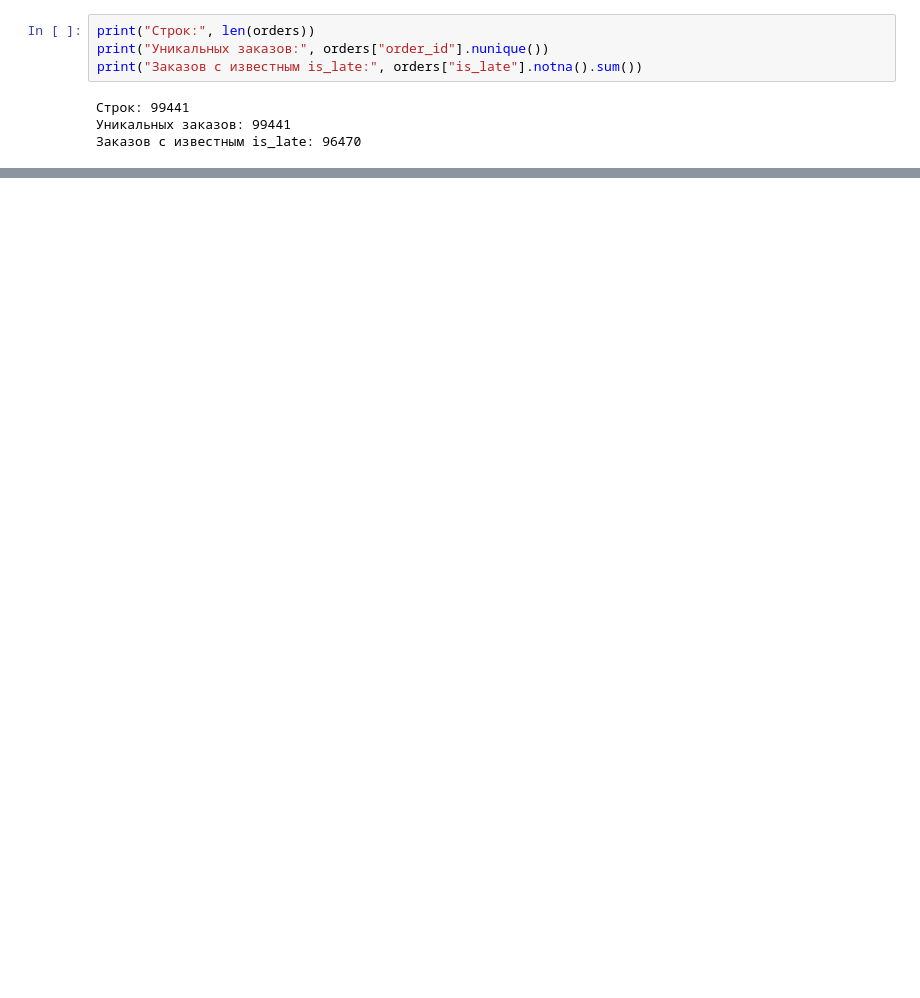
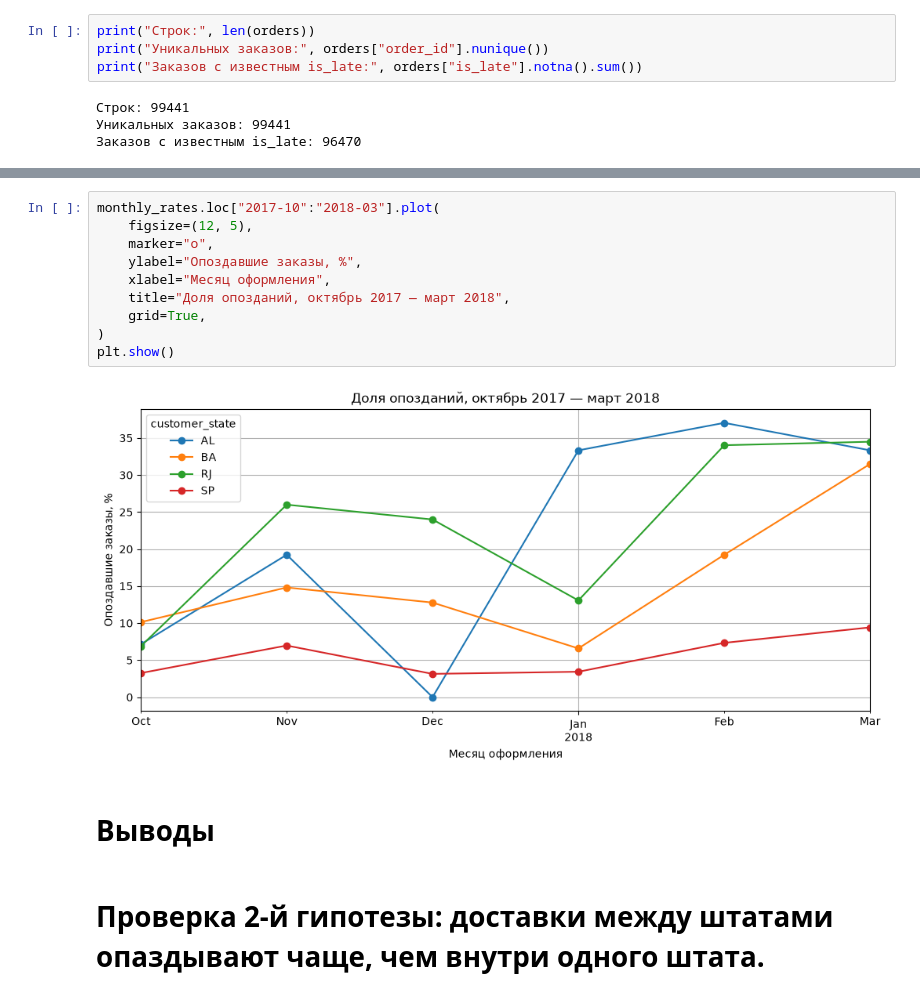
Before and after one commit to Garlickkk/Olist_E-com_DataPetProject, a Jupyter notebook: notebooks/02_delivery_analysis.ipynb, the cells around one changed output, grey strips where cells are left out. Drawn from its saved outputs; the diff is of its cells as text; blank space fills up the shorter version.

```diff
--- a/notebooks/02_delivery_analysis.ipynb
+++ b/notebooks/02_delivery_analysis.ipynb
@@ -62,0 +221,16 @@ print("Заказов с известным is_late:", orders["is_late"].notna()
+# %%
+monthly_rates.loc["2017-10":"2018-03"].plot(
+    figsize=(12, 5),
+    marker="o",
+    ylabel="Опоздавшие заказы, %",
+    xlabel="Месяц оформления",
+    title="Доля опозданий, октябрь 2017 — март 2018",
+    grid=True,
+)
+plt.show()
+# %% [output]
+[figure, added]
+# %% [markdown]
+# Выводы
+# %% [markdown]
+# Проверка 2-й гипотезы: доставки между штатами опаздывают чаще, чем внутри одного штата.
```
Also changed, not shown: parts of 24 cells of this notebook, 1 other file.
